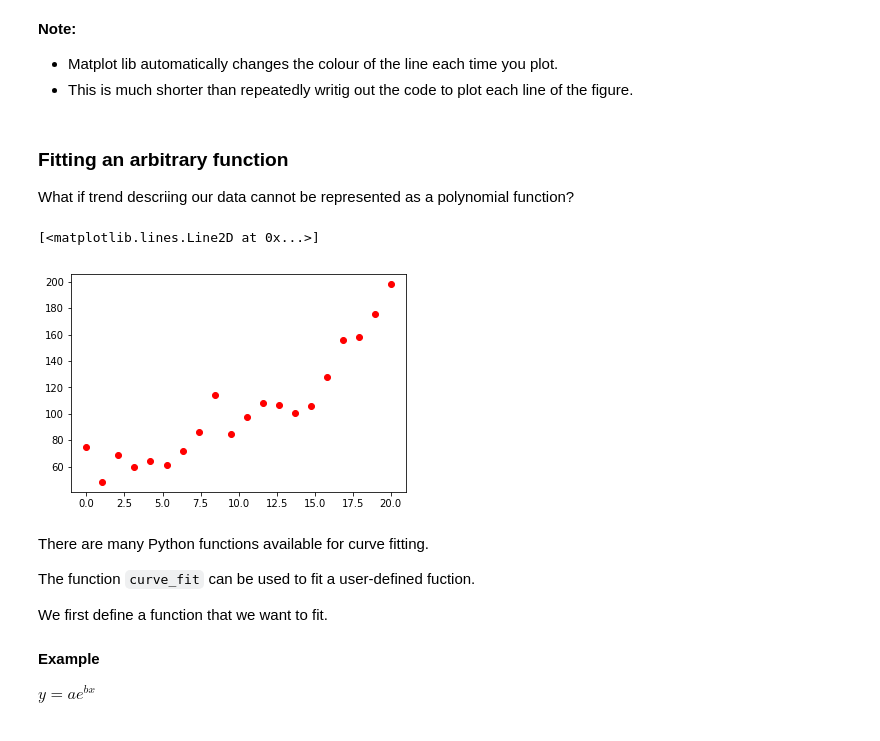
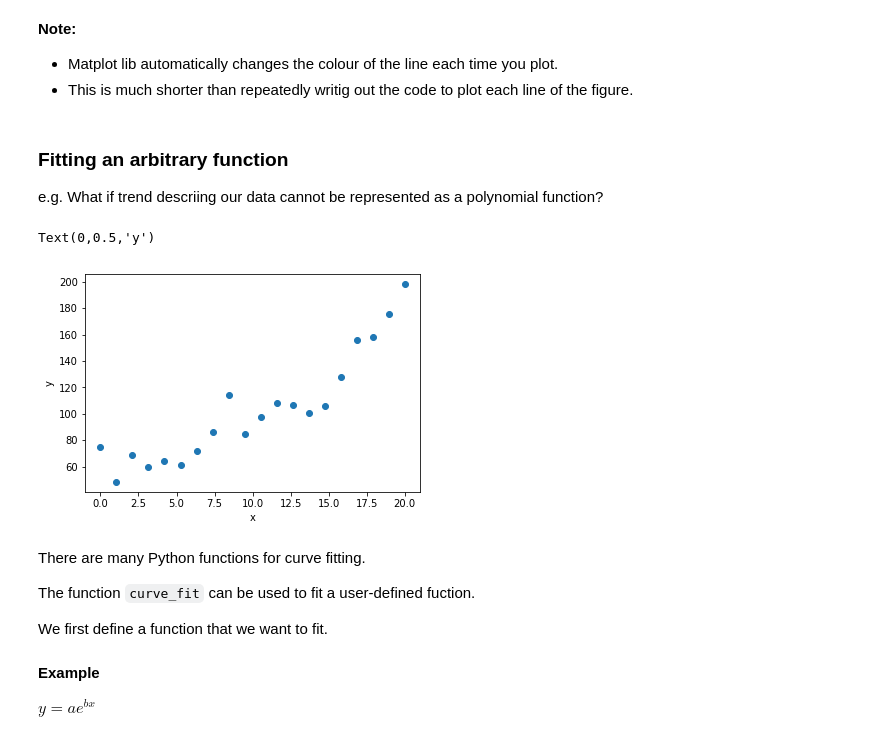
Before and after one commit to vongvanicht/Intro_to_Python, a Jupyter notebook: 05_Plotting_Analysing.ipynb, the cells around one changed output. Cells and saved outputs as stored; diff of their text form; code cells hidden in the pictures.

```diff
--- a/05_Plotting_and_Analysing.ipynb
+++ b/05_Plotting_Analysing.ipynb
@@ -603,43 +607,3 @@ To compare our solutions to the raw data, for each polynomial we need to:
 1. Compare all RMSE values
 # %% [markdown]
 To avoid repetition, we should therefore use a loop.
-# %%
-x = np.array([0.0, 50.0, 100.0, 150.0, 200.0, 250.0, 300.0])
-y = np.array([50.0, 38.0, 30.6, 25.6, 22.2, 19.5, 17.4])*1e-3
-
-
-
-# empty list to store RMSE values
-rmse = []
-
-# range of polynomials to investigate
-# (2nd order to 5th order polynomial)
-for i in range(2, 6):
-
-    # 1. coefficients of a polynomial of order i
-    a = np.polyfit(x, y, i)
-
-    # 2. fitted data set
-    yfit = np.poly1d(a)(x)
-
-    # 3. RMSE
-    r = RMSE(y, yfit)
-
-    # 4. store RMSE
-    rmse.append(r)
-
-    # 5. string, scientific notation, round
-    r = '%.3E' % r
-
-    # 6. plot
-    plt.plot(x, yfit, label=f'{i}nd order RMSE= ' + r)
-
-
-# raw data
-plt.plot(x, y, 'ko', label='raw data')
-
-# add a legend
-plt.legend(loc='best')
-
-best = np.argmin(rmse)
-print(f'The closest fit is given by polynomial of order {best+2}.\nRMSE={rmse[best]}')
@@ -690,19 +652,21 @@ __Note:__
 <a id='FittingArbitrary'></a>
 ### Fitting an arbitrary function
 
-What if trend descriing our data cannot be represented as a polynomial function?
+e.g. What if trend descriing our data cannot be represented as a polynomial function?
 # %%
 x = [0.000000000000000000e+00, 1.052631578947368363e+00, 2.105263157894736725e+00, 3.157894736842105310e+00,4.210526315789473450e+00, 5.263157894736841591e+00, 6.315789473684210620e+00,7.368421052631578760e+00,8.421052631578946901e+00,9.473684210526315042e+00,1.052631578947368318e+01,1.157894736842105132e+01,1.263157894736842124e+01,1.368421052631578938e+01,1.473684210526315752e+01, 1.578947368421052566e+01,1.684210526315789380e+01,1.789473684210526372e+01,1.894736842105263008e+01,2.000000000000000000e+01]
 y = [7.445192947240600745e+01, 4.834835792411828947e+01, 6.873305436340778840e+01, 5.979576407972768948e+01,6.404530772390434379e+01,6.090548420541189500e+01, 7.157546008677115879e+01, 8.620253336570679892e+01, 1.138154622045899913e+02, 8.493639813028174501e+01, 9.783457330550828601e+01, 1.082064229481453594e+02, 1.063876210674365979e+02, 1.001971993955305038e+02, 1.061496321788094832e+02, 1.279575585921491836e+02, 1.556956405962417875e+02, 1.584164804859289859e+02, 1.753888794716459358e+02, 1.980941276403034124e+02]
 x = np.array(x)
 y = np.array(y)
 
-plt.plot(x, y, 'ro')
+plt.plot(x, y, 'o')
+plt.xlabel('x')
+plt.ylabel('y')
 # %% [output]
-[<matplotlib.lines.Line2D at 0x...>]
+Text(0,0.5,'y')
-[figure, old version]
+[figure, new version]
 # %% [markdown]
-There are many Python functions available for curve fitting.
+There are many Python functions for curve fitting.
 
 The function `curve_fit` can be used to fit a user-defined fuction.
 
```
Also changed, not shown: parts of 75 cells of this notebook, 12 other files.
